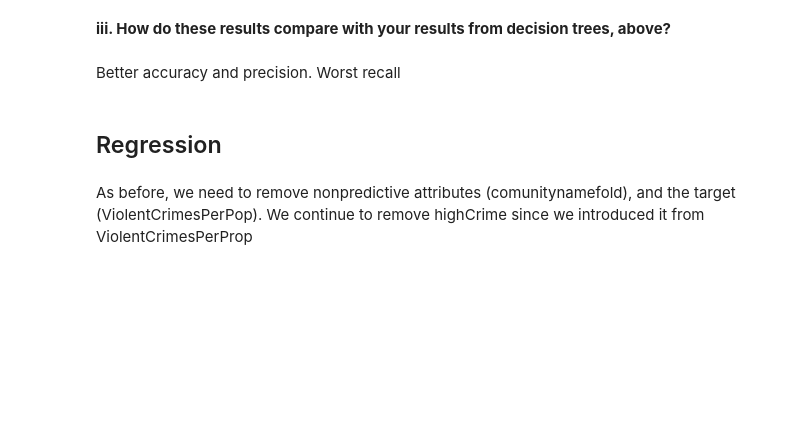
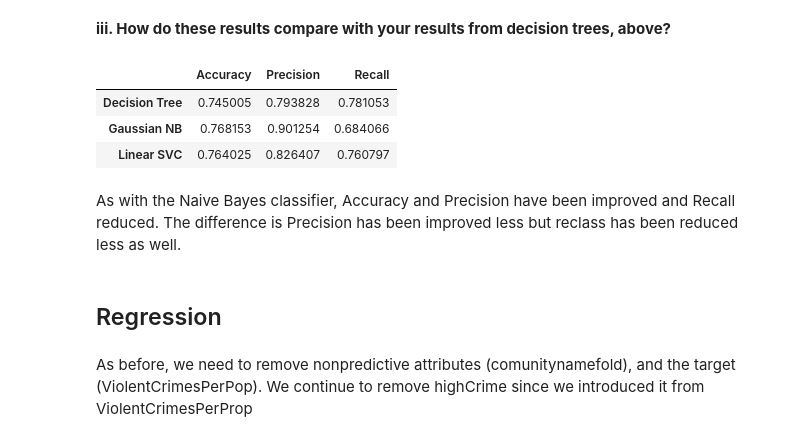
Before and after one commit to edballest/DataScienceAnalytics-CrimePrediction, a Jupyter notebook: Ballesteros-A20410861-homework1.ipynb, the cells around one changed output. Cells and saved outputs as stored; diff of their text form; code cells hidden in the pictures; blank space fills up the shorter version.

```diff
--- a/Ballesteros-A20410861-homework1.ipynb
+++ b/Ballesteros-A20410861-homework1.ipynb
@@ -121,4 +151,6 @@ def crossValidationScores(model,X,y,cv = 10, printResults=True):
 from sklearn.model_selection import cross_val_score #stratified by default
 dTree = DecisionTreeClassifier()
 accuracy,precision,recall = crossValidationScores(dTree,X,y)
+allScores = pd.DataFrame(data = {'Accuracy': accuracy,'Precision': precision,'Recall': recall},
+                         index=['Decision Tree']) #to compate with othe models
 # %% [output]
@@ -137,3 +169,9 @@ The huge difference between the results before and the results out of sample sug
 from sklearn.naive_bayes import GaussianNB
 # %% [markdown]
 **i.	What is the 10-fold cross-validation accuracy, precision, and recall for this method?**
+# %%
+gNB = GaussianNB()
+accuracy,precision,recall = crossValidationScores(gNB,X,y)
+gNBscores = pd.DataFrame(data = {'Accuracy': accuracy,'Precision': precision,'Recall': recall},
+                         index=['Gaussian NB']) #to compate with othe models
+allScores = allScores.append(gNBscores)
@@ -211,7 +291,14 @@ This look way more dispair than the previous ones.
 # %% [markdown]
 **iii.	How do these results compare with your results from decision trees, above?**
-# %% [markdown]
-Better accuracy and precision. Worst recall
+# %%
+allScores
+# %% [output]
+|  | Accuracy | Precision | Recall |
+| Decision Tree | 0.745005 | 0.793828 | 0.781053 |
+| Gaussian NB | 0.768153 | 0.901254 | 0.684066 |
+| Linear SVC | 0.764025 | 0.826407 | 0.760797 |
+# %% [markdown]
+As with the Naive Bayes classifier, Accuracy and Precision have been improved and Recall reduced. The difference is Precision has been improved less but reclass has been reduced less as well.
 # %% [markdown]
 ## Regression
 # %% [markdown]
```
Also changed, not shown: parts of 61 cells of this notebook.
